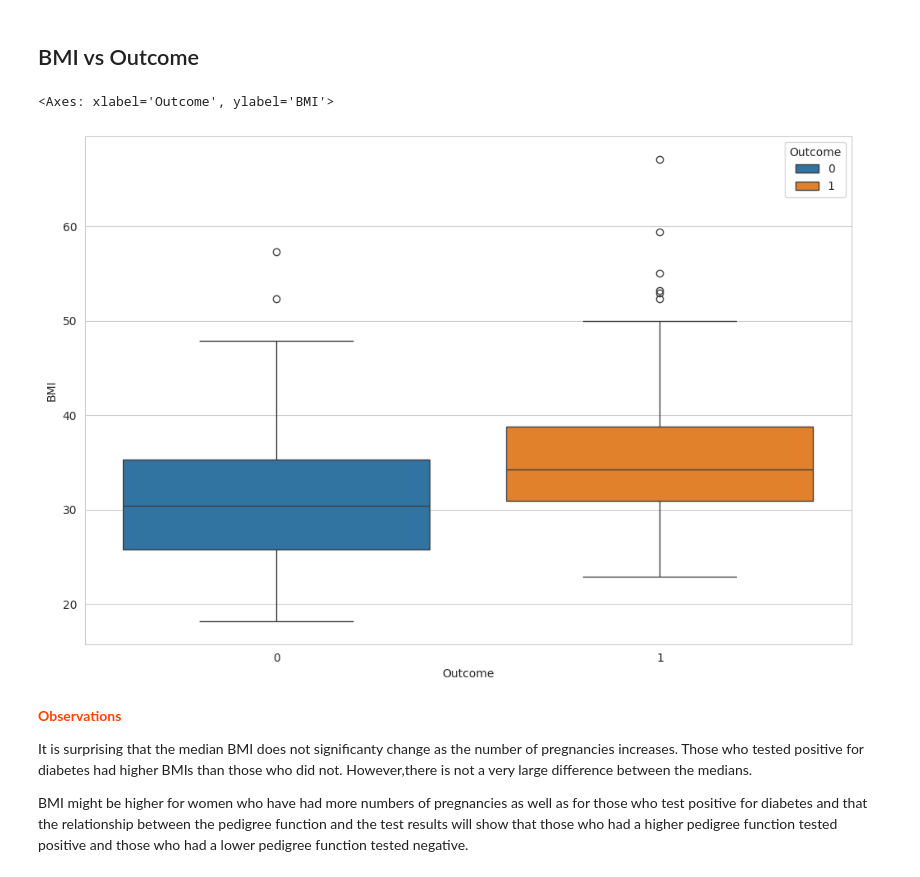
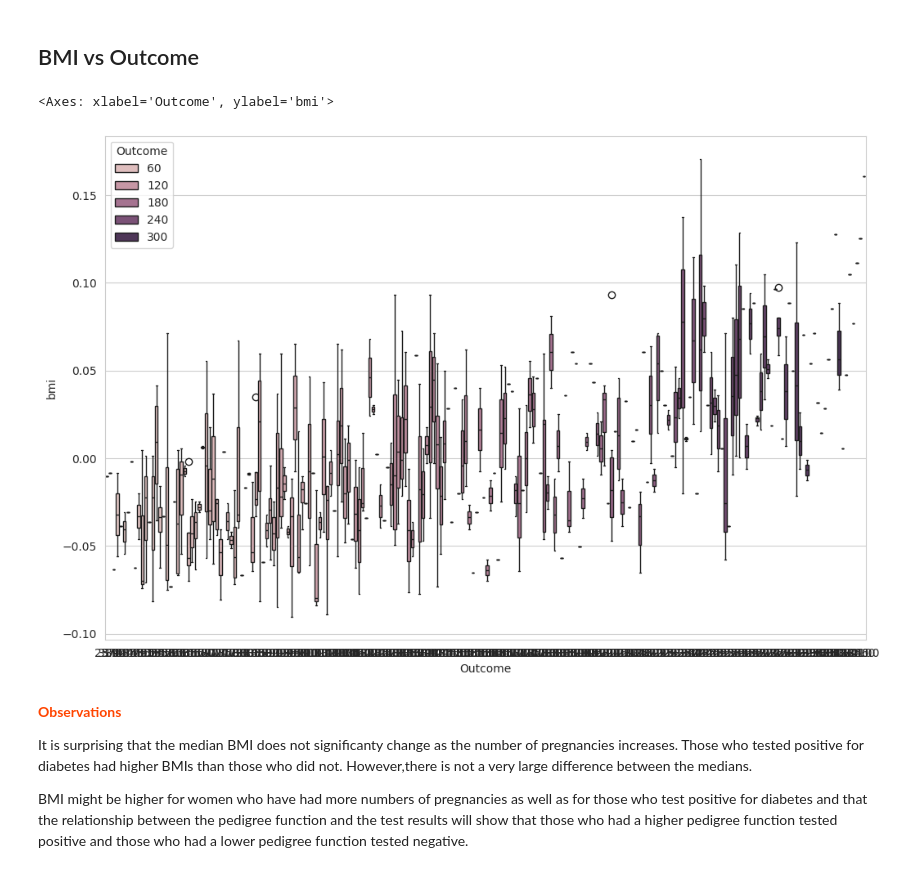
Before and after one commit to veeralakshmi-coder/FMML-2024, a Jupyter notebook: Copy_of_Mod3_project.ipynb, the cells around one changed output. Drawn from its saved outputs; the diff is of its cells as text; code cells hidden in the pictures.

```diff
--- a/Copy_of_Mod3_project.ipynb
+++ b/Copy_of_Mod3_project.ipynb
@@ -163,0 +173,29 @@ A pair-plot builds on two basic figures, the histogram and the scatter plot. The
+# %%
+## TASK-2:diabetes_data.corr()
+!pip install pandas
+!pip install scikit-learn
+!pip install seaborn
+!pip install matplotlib
+import pandas as pd
+from sklearn.datasets import load_diabetes
+import seaborn as sns
+import matplotlib.pyplot as plt
+
+
+# Load the diabetes dataset
+diabetes = load_diabetes()
+
+# Create a Pandas DataFrame
+diabetes_data = pd.DataFrame(diabetes.data, columns=diabetes.feature_names)
+diabetes_data['Outcome'] = diabetes.target  # Add the target variable as a column
+
+
+plt.figure(figsize=(12,6))
+sns.countplot(x='Outcome',data=diabetes_data, palette='bright')
+plt.title("Output class distribution")
+
+print(diabetes_data['Outcome'].value_counts())
+
+
+## TASK-2:
+diabetes_data.corr()
@@ -165,10 +234,10 @@ A pair-plot builds on two basic figures, the histogram and the scatter plot. The
 ## BMI vs Outcome
 # %%
 plt.figure(figsize=(12,8))
-sns.boxplot(x='Outcome', y='BMI',data=diabetes_data, hue='Outcome')
+sns.boxplot(x='Outcome', y='bmi',data=diabetes_data, hue='Outcome') # Change 'BMI' to 'bmi'
 # %% [output]
-<Axes: xlabel='Outcome', ylabel='BMI'>
+<Axes: xlabel='Outcome', ylabel='bmi'>
-[figure, old version]
+[figure, new version]
 # %% [markdown]
 <p style="font-weight: bold;color:#FF4500"><b>Observations</b></p>
 
```
Also changed, not shown: parts of 20 cells of this notebook.
